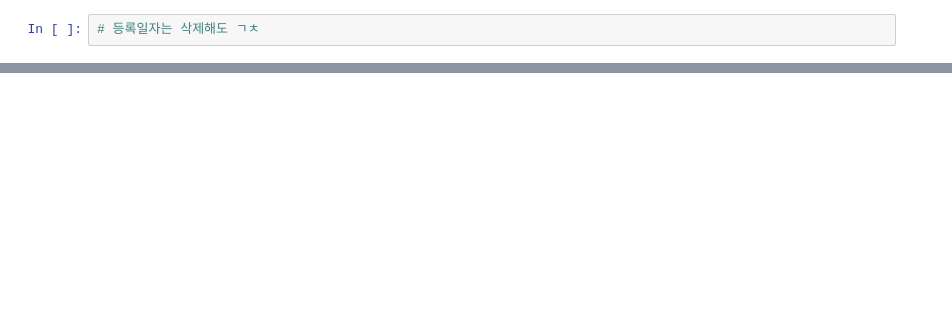
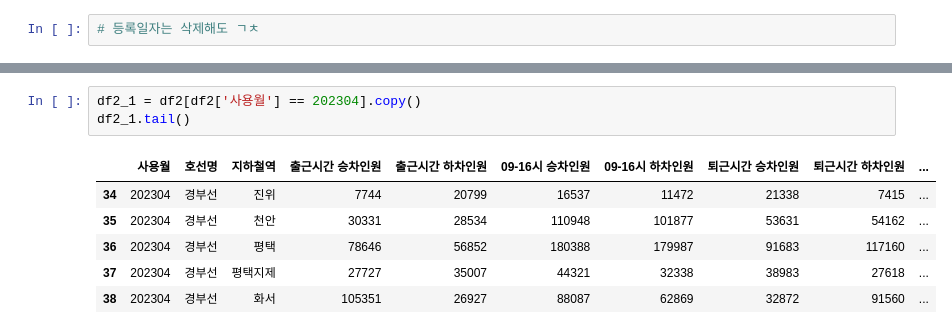
Before and after one commit to Mayhem-XD/Project_p1, a Jupyter notebook: test_code_2.ipynb, the cells around one changed output, grey strips where cells are left out. Cells and saved outputs as stored; diff of their text form; blank space fills up the shorter version.

```diff
--- a/test_code_2.ipynb
+++ b/test_code_2.ipynb
@@ -53,0 +42,10 @@ df3.tail()
+# %%
+df2_1 = df2[df2['사용월'] == 202304].copy()
+df2_1.tail()
+# %% [output]
+|  | 사용월 | 호선명 | 지하철역 | 출근시간 승차인원 | 출근시간 하차인원 | 09-16시 승차인원 | 09-16시 하차인원 | 퇴근시간 승차인원 | 퇴근시간 하차인원 | ... |
+| 34 | 202304 | 경부선 | 진위 | 7744 | 20799 | 16537 | 11472 | 21338 | 7415 | ... |
+| 35 | 202304 | 경부선 | 천안 | 30331 | 28534 | 110948 | 101877 | 53631 | 54162 | ... |
+| 36 | 202304 | 경부선 | 평택 | 78646 | 56852 | 180388 | 179987 | 91683 | 117160 | ... |
+| 37 | 202304 | 경부선 | 평택지제 | 27727 | 35007 | 44321 | 32338 | 38983 | 27618 | ... |
+| 38 | 202304 | 경부선 | 화서 | 105351 | 26927 | 88087 | 62869 | 32872 | 91560 | ... |
```
Also changed, not shown: parts of 25 cells of this notebook, 1 other file.
